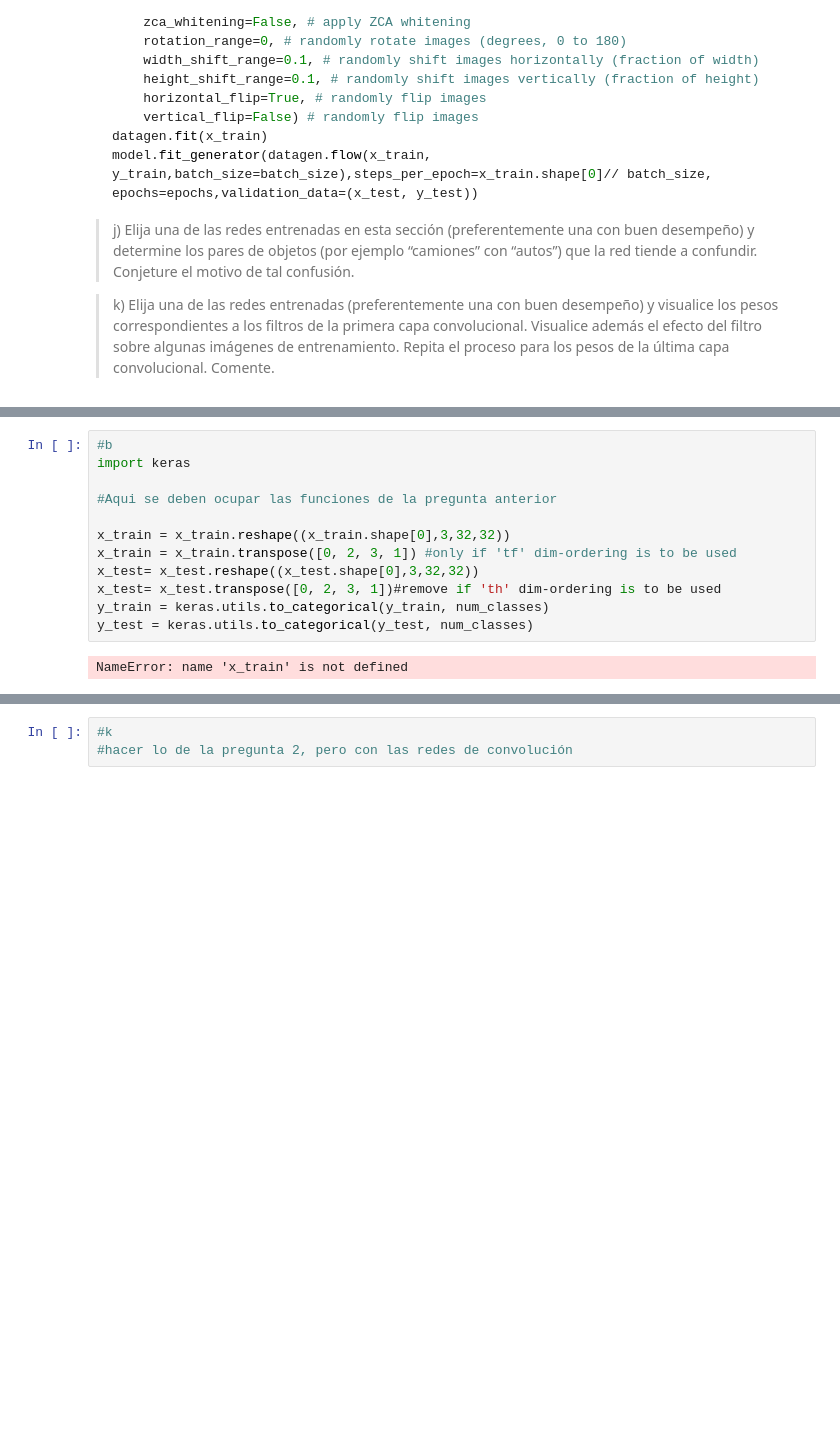
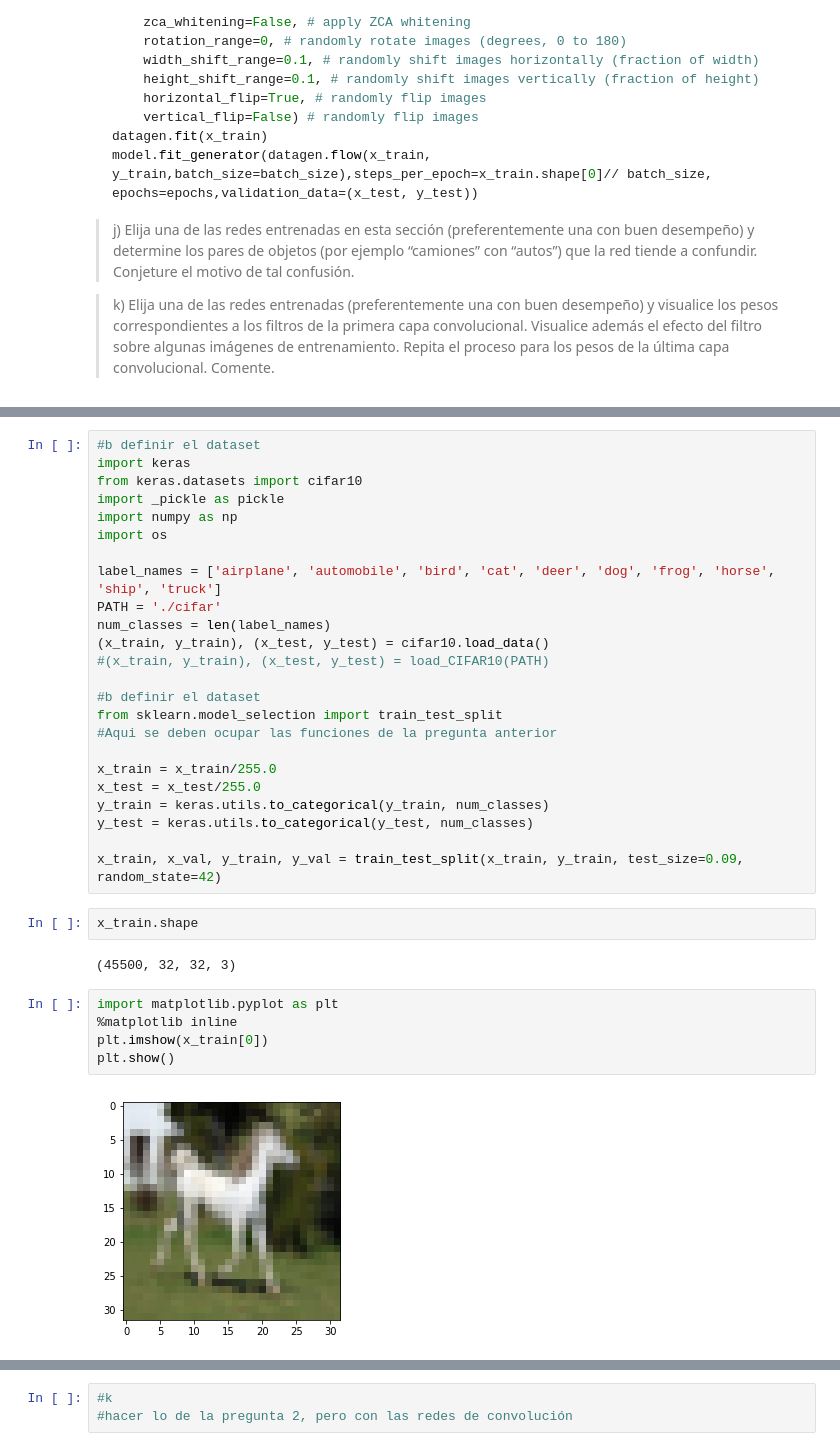
Before and after one commit to AlfredoAlfi/NNTarea1, a Jupyter notebook: Enunciado-T1.ipynb, the cells around one changed output, grey strips where cells are left out. Drawn from its saved outputs; the diff is of its cells as text; blank space fills up the shorter version.

Commit message:
Avance pregunta 3 y algunos modelos

```diff
--- a/Enunciado-T1.ipynb
+++ b/Enunciado-T1.ipynb
@@ -1289,18 +1289,39 @@ def load_CIFAR10(PATH):
     del X, Y
     Xte, Yte = load_CIFAR_one(os.path.join(PATH, 'test_batch'))
     return Xtr, Ytr, Xte, Yte
-# %%
-#b
-import keras
-
-#Aqui se deben ocupar las funciones de la pregunta anterior
-
-x_train = x_train.reshape((x_train.shape[0],3,32,32))
-x_train = x_train.transpose([0, 2, 3, 1]) #only if 'tf' dim-ordering is to be used
-x_test= x_test.reshape((x_test.shape[0],3,32,32))
-x_test= x_test.transpose([0, 2, 3, 1])#remove if 'th' dim-ordering is to be used
-y_train = keras.utils.to_categorical(y_train, num_classes)
-y_test = keras.utils.to_categorical(y_test, num_classes)
-# %% [output]
-NameError: name 'x_train' is not defined
+# %%
+#b definir el dataset
+import keras
+from keras.datasets import cifar10
+import _pickle as pickle
+import numpy as np
+import os
+
+label_names = ['airplane', 'automobile', 'bird', 'cat', 'deer', 'dog', 'frog', 'horse', 'ship', 'truck']
+PATH = './cifar'
+num_classes = len(label_names)
+(x_train, y_train), (x_test, y_test) = cifar10.load_data()
+#(x_train, y_train), (x_test, y_test) = load_CIFAR10(PATH)
+
+#b definir el dataset
+from sklearn.model_selection import train_test_split
+#Aqui se deben ocupar las funciones de la pregunta anterior
+
+x_train = x_train/255.0
+x_test = x_test/255.0
+y_train = keras.utils.to_categorical(y_train, num_classes)
+y_test = keras.utils.to_categorical(y_test, num_classes)
+
+x_train, x_val, y_train, y_val = train_test_split(x_train, y_train, test_size=0.09, random_state=42)
+# %%
+x_train.shape
+# %% [output]
+(45500, 32, 32, 3)
+# %%
+import matplotlib.pyplot as plt
+%matplotlib inline
+plt.imshow(x_train[0])
+plt.show()
+# %% [output]
+[figure, added]
 # %%
```
Also changed, not shown: parts of 26 cells of this notebook, 4 other files.
